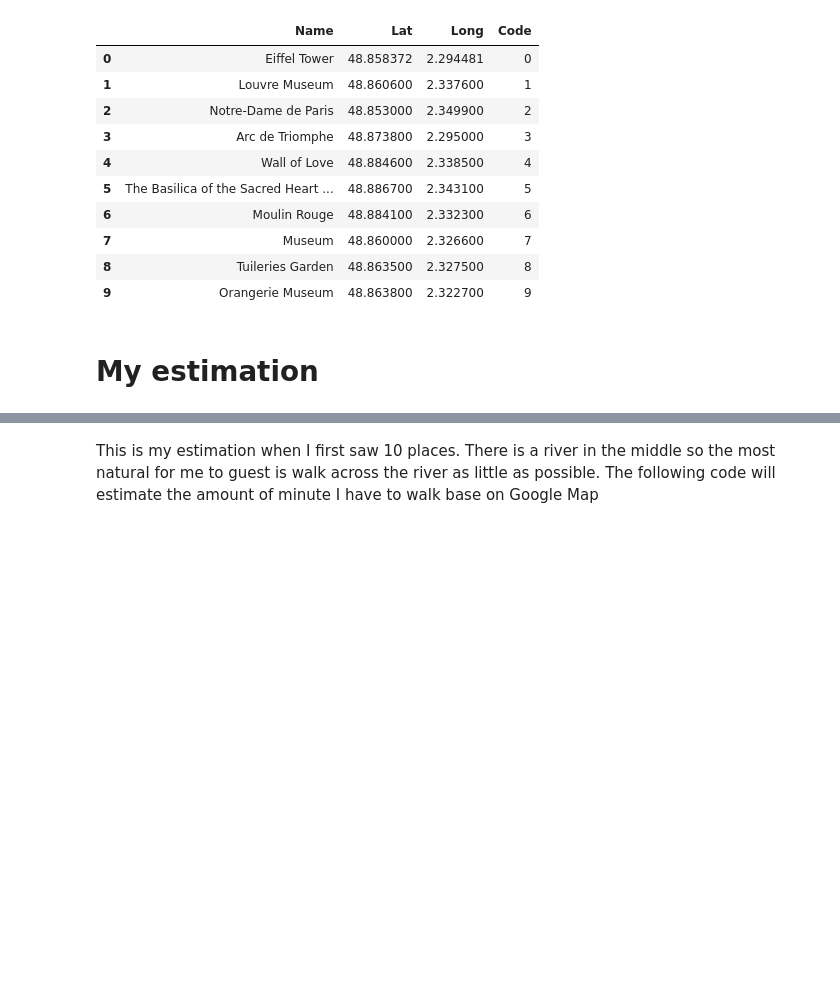
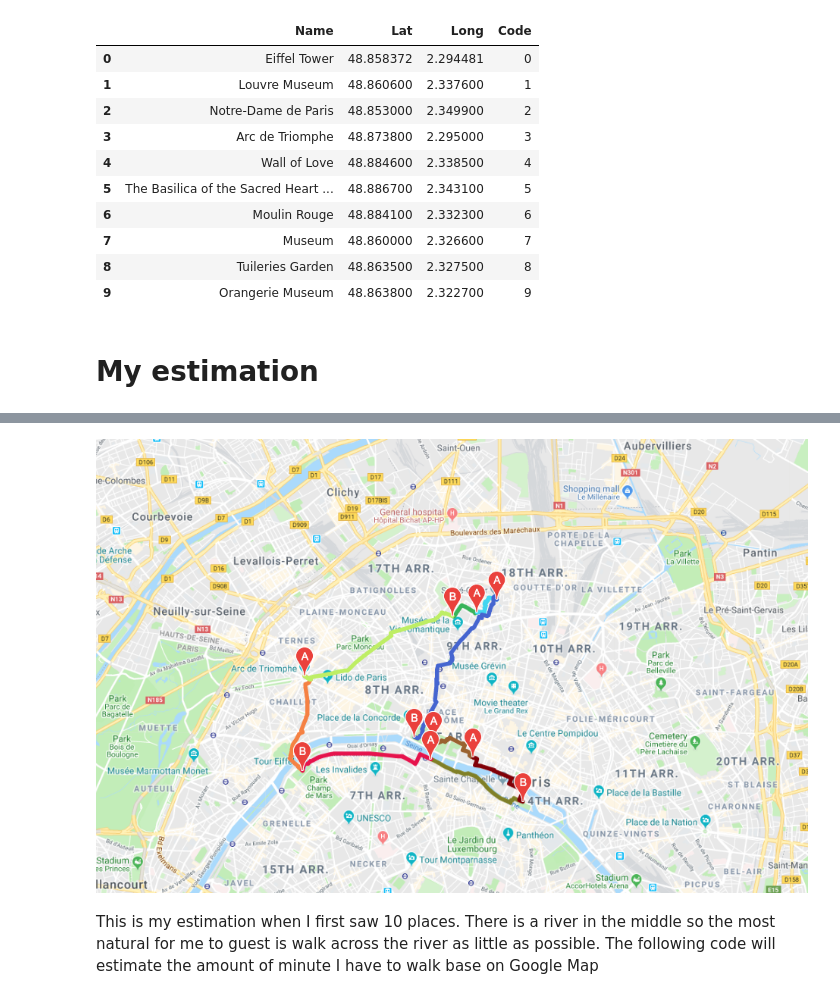
Before and after one commit to leducsang97/Paris-Shortest-Route, a Jupyter notebook: Optimization_10.ipynb, the cells around one changed output, grey strips where cells are left out. Cells and saved outputs as stored; diff of their text form; code cells hidden in the pictures; blank space fills up the shorter version.

```diff
--- a/Optimization_10.ipynb
+++ b/Optimization_10.ipynb
@@ -66,3 +64,8 @@ fig
+# %%
+from IPython.display import Image
+Image("before.png")
+# %% [output]
+[figure, added]
 # %% [markdown]
 This is my estimation when I first saw 10 places. There is a river in the middle so the most natural for me to guest is walk across the river as little as possible. The following code will estimate the amount of minute I have to walk base on Google Map
 # %%
```
Also changed, not shown: parts of 2 cells of this notebook.
